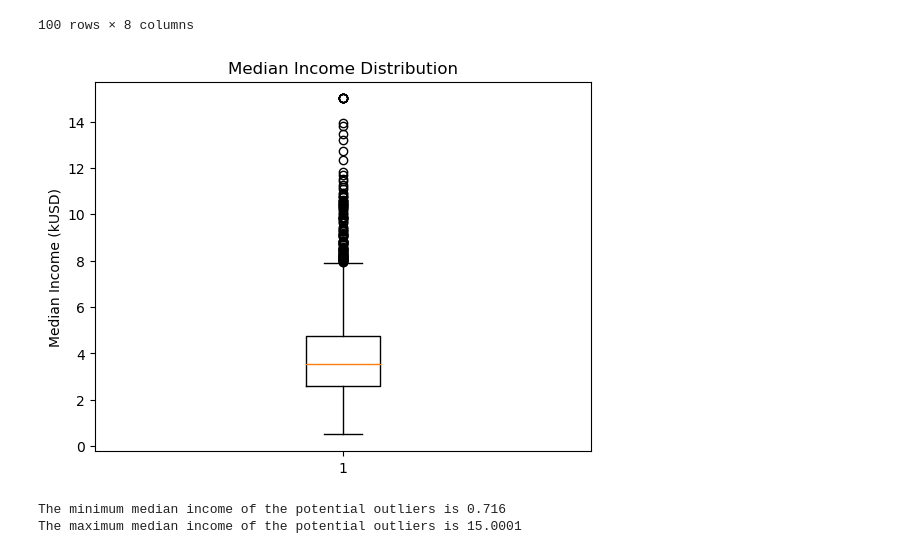
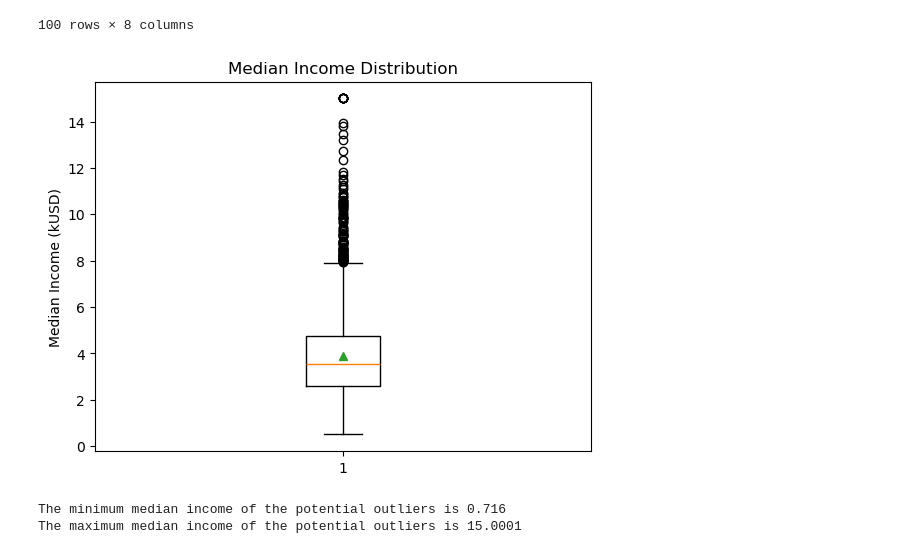
Before and after one commit to DylanSui799/UCBBootCampWork, a Jupyter notebook: 01-Sessions/05-Data-Visualization/3/Activities/03-Stu_Summary_Stats_Python/Solved/summary_stats_solution.ipynb, the cells around one changed output. Cells and saved outputs as stored; diff of their text form; code cells hidden in the pictures.

```diff
--- a/01-Sessions/05-Data-Visualization/3/Activities/03-Stu_Summary_Stats_Python/Solved/summary_stats_solution.ipynb
+++ b/01-Sessions/05-Data-Visualization/3/Activities/03-Stu_Summary_Stats_Python/Solved/summary_stats_solution.ipynb
@@ -102,14 +107,14 @@ Values above 4.60601171495102 could be outliers.
 # %%
 # The second example again looks at the LAX temperature data set and computes quantiles
 Median_Income_Cal = california_data['MedInc']
 
 fig1, ax1 = plt.subplots()
 ax1.set_title('Median Income Distribution')
 ax1.set_ylabel('Median Income (kUSD)')
-ax1.boxplot(Median_Income_Cal)
+ax1.boxplot(Median_Income_Cal, showmeans=True)
 plt.show()
 # %% [output]
-[figure, old version]
+[figure, new version]
 # %%
 # With the potential outliers, what is the lowest and highest median income (in $1000s) observed?
 print(f"The minimum median income of the potential outliers is {outlier_occupancy['MedInc'].min()}")
```
Also changed, not shown: parts of 3 cells of this notebook, 8 other files.
